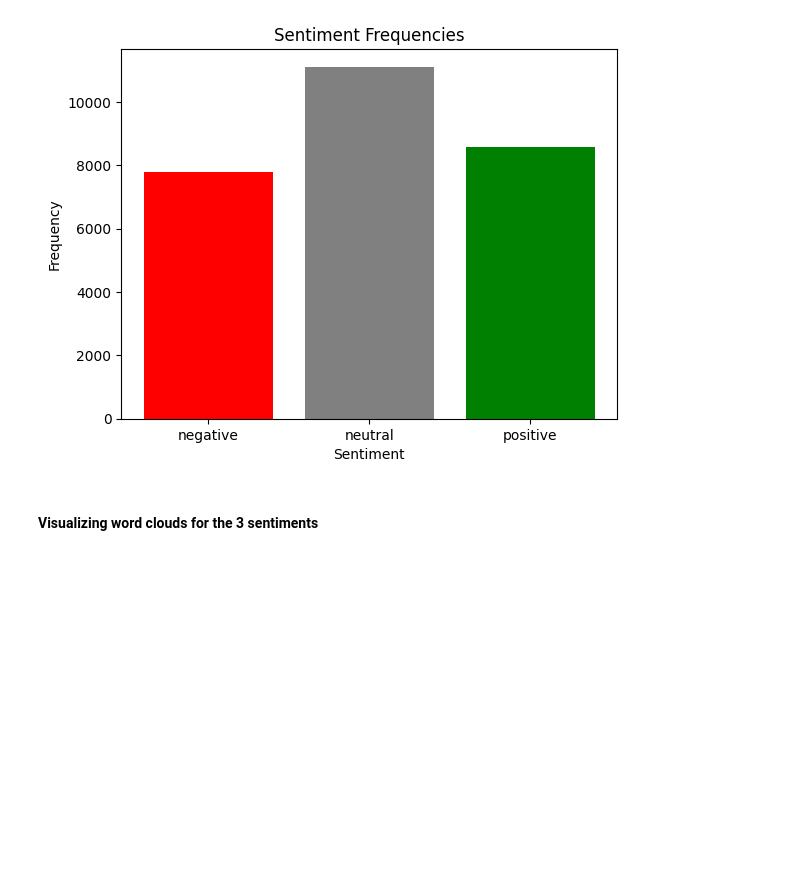
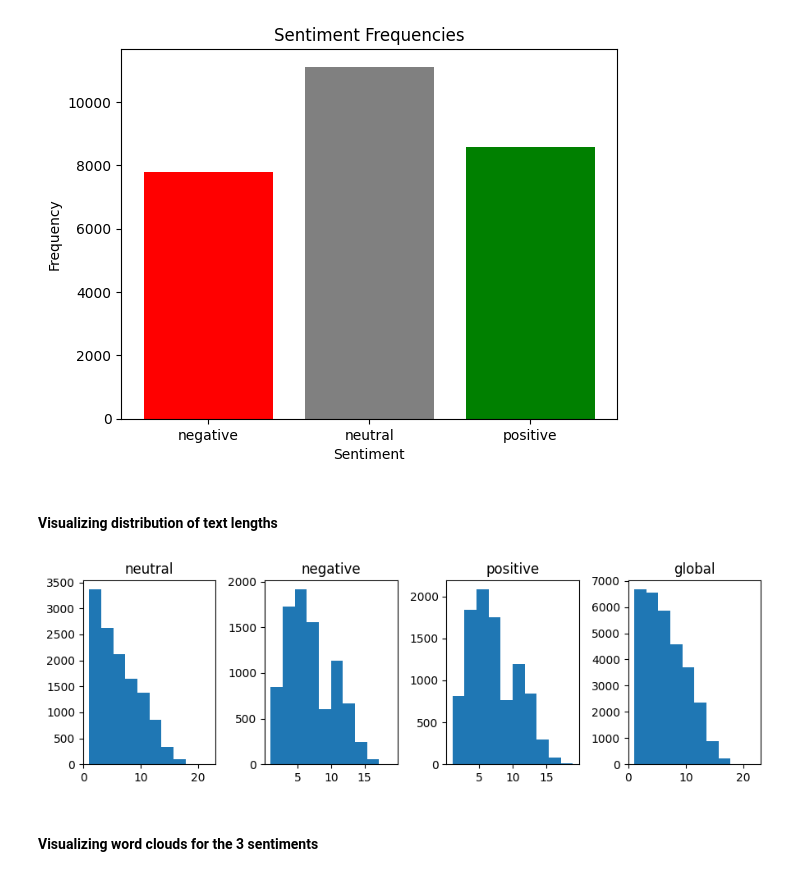
Before and after one commit to popesculuca00/NLP2_final_project, a Jupyter notebook: eda.ipynb, the cells around one changed output. Drawn from its saved outputs; the diff is of its cells as text; code cells hidden in the pictures; blank space fills up the shorter version.

```diff
--- a/eda.ipynb
+++ b/eda.ipynb
@@ -90,3 +116,5 @@ plt.title("Sentiment Frequencies")
 plt.show()
 # %% [output]
 [figure]
+# %% [markdown]
+#### Visualizing distribution of text lengths
@@ -93,3 +148,24 @@ plt.show()
+# %%
+nrows = 1
+ncols = 4
+idx_fig = 0
+fig, ax = plt.subplots(nrows=nrows, ncols=ncols, figsize=(9,3))
+
+for idx_col in range(ncols):
+    for idx_row in range(nrows):
+        if nrows == 1:
+            idx = idx_col
+        else:
+            idx = (idx_row, idx_col)
+        ax[idx].set_title(lengths_per_sent[idx_fig][0])
+        ax[idx].hist(lengths_per_sent[idx_fig][1])
+
+        idx_fig += 1
+
+fig.tight_layout()
+plt.show()
+# %% [output]
+[figure, added]
 # %% [markdown]
 #### Visualizing word clouds for the 3 sentiments
 # %%
```
Also changed, not shown: parts of 3 cells of this notebook.
